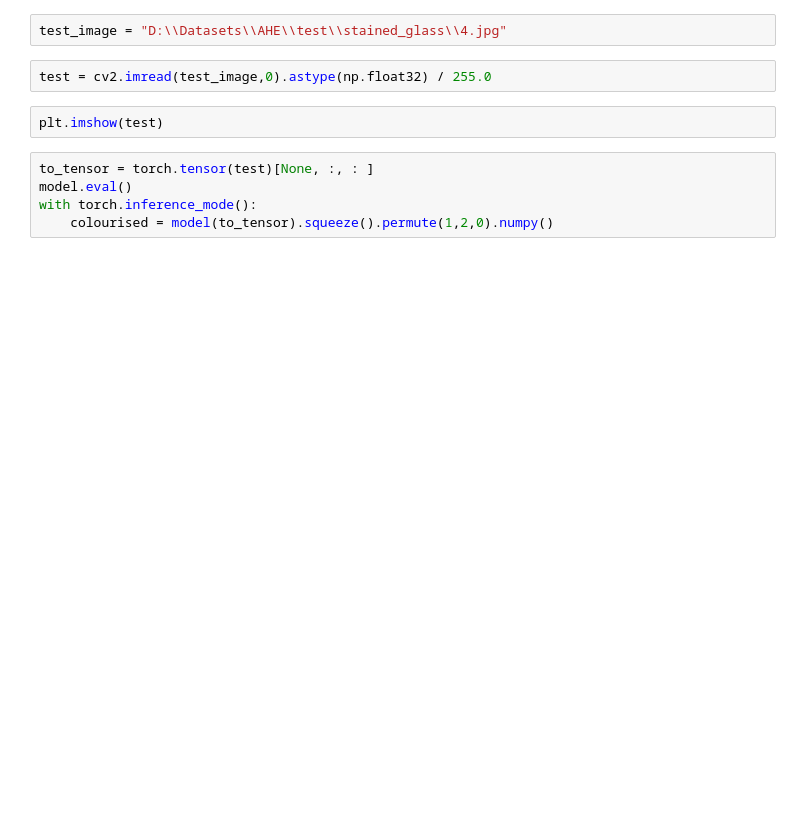
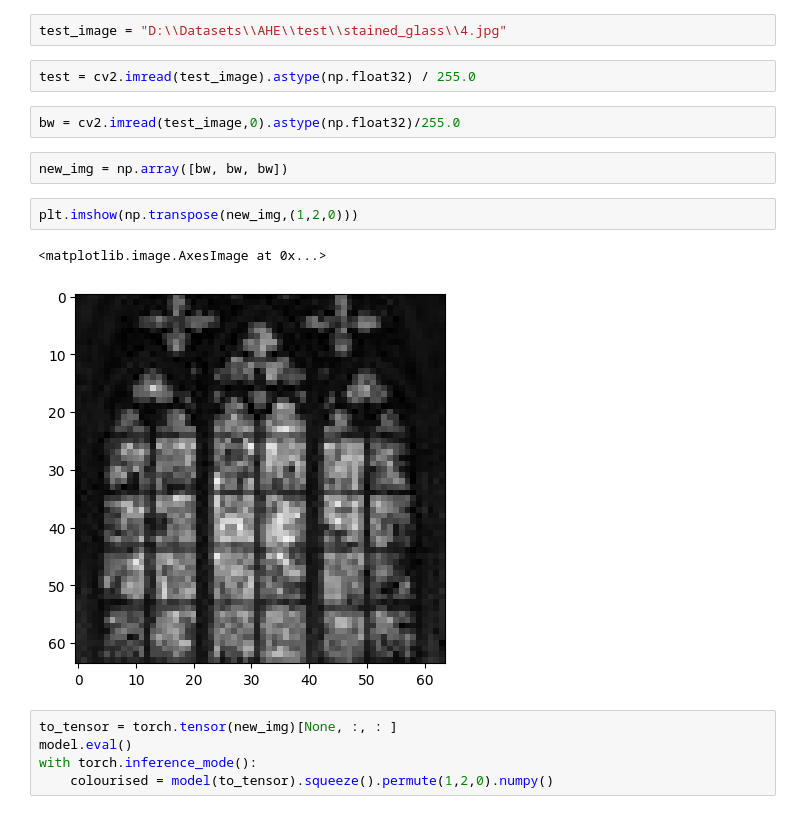
Before and after one commit to Osamah-ElRadaideh/Pix2Pix-GAN, a Jupyter notebook: pix2pixGAN/colourise.ipynb, the cells around one changed output. Saved outputs shown, nothing was run; the diff lists cells and outputs as text; blank space fills up the shorter version.

```diff
--- a/pix2pixGAN/colourise.ipynb
+++ b/pix2pixGAN/colourise.ipynb
@@ -11,11 +13,18 @@ model.load_state_dict(states['generator'])
 # %%
 test_image = "D:\\Datasets\\AHE\\test\\stained_glass\\4.jpg"
 # %%
-test = cv2.imread(test_image,0).astype(np.float32) / 255.0
+test = cv2.imread(test_image).astype(np.float32) / 255.0
-# %%
-plt.imshow(test)
+# %%
+bw = cv2.imread(test_image,0).astype(np.float32)/255.0
+# %%
+new_img = np.array([bw, bw, bw])
+# %%
+plt.imshow(np.transpose(new_img,(1,2,0)))
+# %% [output]
+<matplotlib.image.AxesImage at 0x...>
+[figure, added]
 # %%
-to_tensor = torch.tensor(test)[None, :, : ]
+to_tensor = torch.tensor(new_img)[None, :, : ]
 model.eval()
 with torch.inference_mode():
     colourised = model(to_tensor).squeeze().permute(1,2,0).numpy()
```
Also changed, not shown: parts of 3 cells of this notebook, 2 other files.
